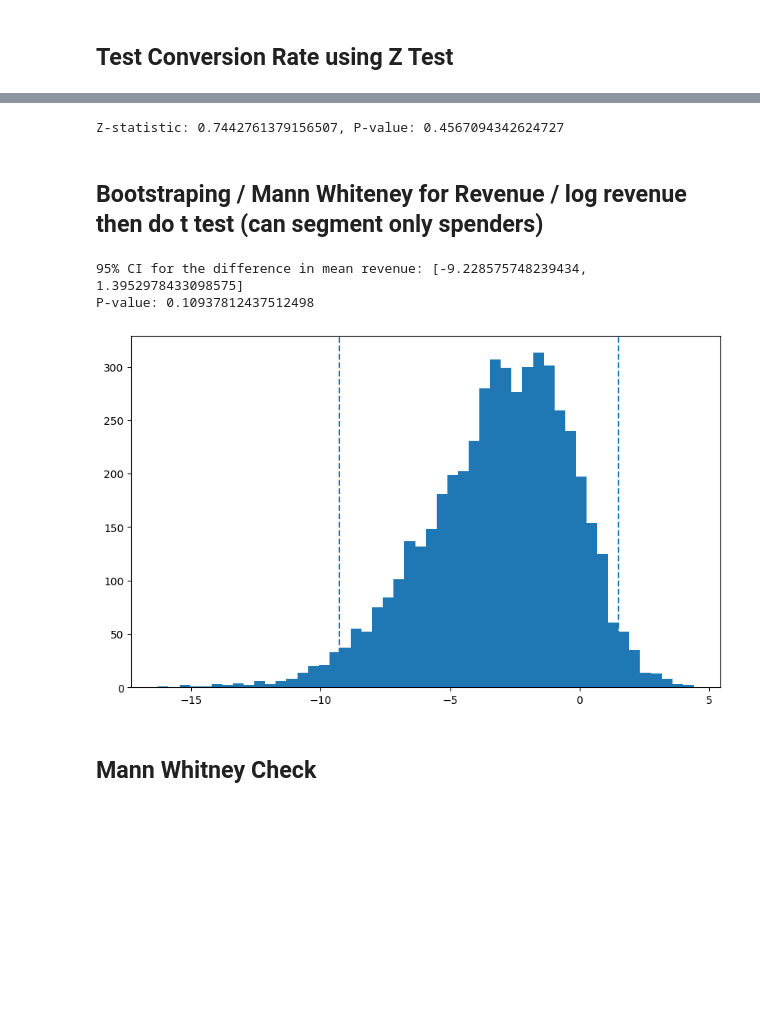
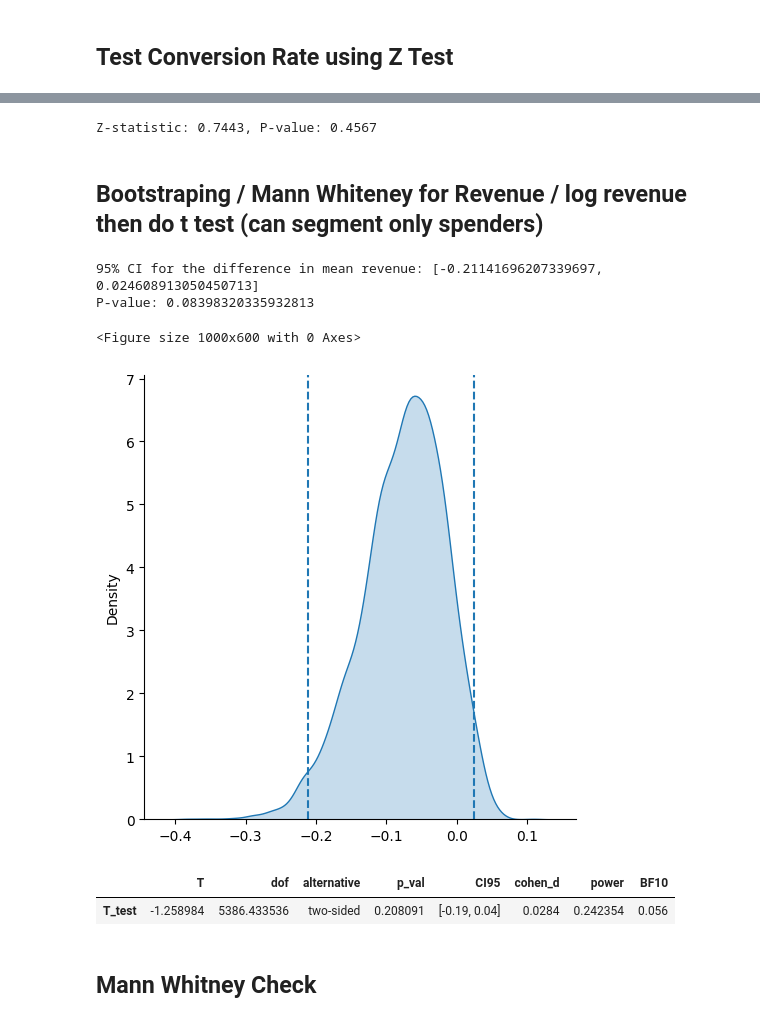
Before and after one commit to reynaf0127/experiment, a Jupyter notebook: projects/ab_test_results.ipynb, the cells around one changed output, grey strips where cells are left out. Drawn from its saved outputs; the diff is of its cells as text; code cells hidden in the pictures; blank space fills up the shorter version.

```diff
--- a/projects/ab_test_results.ipynb
+++ b/projects/ab_test_results.ipynb
@@ -36,2 +38,12 @@ memory usage: 234.5+ KB
+# %%
+df = df.groupby(['USER_ID','VARIANT_NAME'])['REVENUE'].sum().reset_index()
 # %%
-group_df = df.groupby(['USER_ID','VARIANT_NAME'])['REVENUE'].sum().reset_index()
+import numpy as np
+df['convert'] = np.select([df['REVENUE']>0],[1],default=0)
+group_df = df.groupby(['VARIANT_NAME']).agg(
+    size=('USER_ID','count'),
+    mean=('REVENUE','mean'),
+    convert=('convert','sum')
+).reset_index()
+group_df['cvr'] = group_df['convert']/group_df['size']
+group_df
@@ -71,0 +80,12 @@ group_df['converted'] = (group_df['REVENUE']>0).astype(int)
+# %%
+control = df[df['VARIANT_NAME']=='control']['convert']
+treatment = df[df['VARIANT_NAME']=='variant']['convert']
+diffs = []
+for i in range(5000):
+    c = control.sample(frac=1, replace=True)
+    t = treatment.sample(frac=1, replace=True)
+    diffs.append(t.mean() - c.mean())
+diffs = np.array(diffs)
+lower = np.quantile(diffs,0.025)
+upper = np.quantile(diffs,0.975)
+print(f'CI: {lower:.4f} - {upper:.4f}')
@@ -72,42 +107,50 @@ group_df['converted'] = (group_df['REVENUE']>0).astype(int)
 # %%
 from statsmodels.stats.proportion import proportions_ztest
-total = group_df.groupby('VARIANT_NAME')['converted'].count()
-success = group_df.groupby('VARIANT_NAME')['converted'].sum()
+total = group_df['size'].values
+success = group_df['convert'].values
 z_stat, p_value = proportions_ztest(success, total)
-print(f"Z-statistic: {z_stat}, P-value: {p_value}")
+print(f"Z-statistic: {z_stat:.4f}, P-value: {p_value:.4f}")
 # %% [output]
-Z-statistic: 0.7442761379156507, P-value: 0.4567094342624727
+Z-statistic: 0.7443, P-value: 0.4567
 # %% [markdown]
 ## Bootstraping / Mann Whiteney for Revenue / log revenue then do t test (can segment only spenders)
 # %%
 import numpy as np
-converted_df = group_df[group_df['converted']==1]
-control = converted_df[converted_df['VARIANT_NAME']=='control']['REVENUE'].values
-treatment = converted_df[converted_df['VARIANT_NAME']=='variant']['REVENUE'].values
-n_boot = 5000
+control = df[df['VARIANT_NAME']=='control']['REVENUE']
+treatment = df[df['VARIANT_NAME']=='variant']['REVENUE']
+observed_diff = treatment.mean() - control.mean()
+
 diffs = []
-for _ in range(n_boot):
-    c = np.random.choice(control, size=len(control), replace=True)
-    t = np.random.choice(treatment, size=len(treatment), replace=True)
+for _ in range(5000):
+    c = control.sample(frac=1, replace=True)
+    t = treatment.sample(frac=1, replace=True)
     diffs.append(t.mean() - c.mean())
 diffs = np.array(diffs)
-lower = np.percentile(diffs, 2.5)
-upper = np.percentile(diffs, 97.5)
+lower = np.quantile(diffs, 0.025)
+upper = np.quantile(diffs, 0.975)
 p_value = (np.sum(diffs>=0) + 1) / (len(diffs)+1)
 print(f"95% CI for the difference in mean revenue: [{lower}, {upper}]")
 print(f"P-value: {p_value}")
 # %% [output]
-95% CI for the difference in mean revenue: [-9.228575748239434, 1.3952978433098575]
-P-value: 0.10937812437512498
+95% CI for the difference in mean revenue: [-0.21141696207339697, 0.024608913050450713]
+P-value: 0.08398320335932813
 # %%
 import matplotlib.pyplot as plt
 plt.figure(figsize=(10,6))
-plt.hist(diffs, bins=50)
+sns.displot(diffs,kind='kde',fill=True)
 plt.axvline(lower, linestyle='--')
 plt.axvline(upper, linestyle='--')
 plt.show()
 # %% [output]
+<Figure size 1000x600 with 0 Axes>
-[figure, old version]
+[figure, new version]
+# %%
+# paired t test since users can be in control and variant groups
+import pingouin
+pingouin.ttest(treatment,control,paired=True)
+# %% [output]
+|  | T | dof | alternative | p_val | CI95 | cohen_d | power | BF10 |
+| T_test | -1.258984 | 5386.433536 | two-sided | 0.208091 | [-0.19, 0.04] | 0.0284 | 0.242354 | 0.056 |
 # %% [markdown]
 ## Mann Whitney Check
 # %%
```
Also changed, not shown: parts of 14 cells of this notebook, 5 other files.
